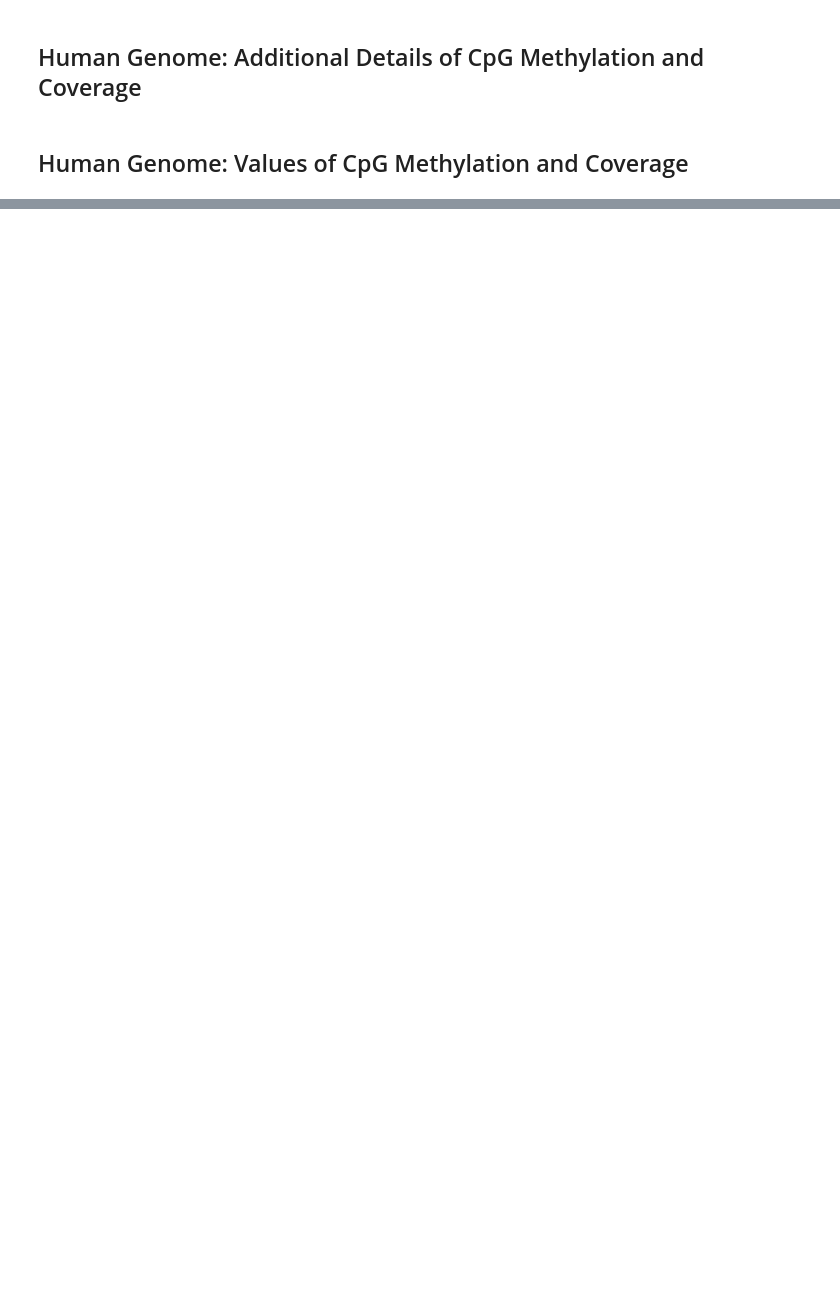
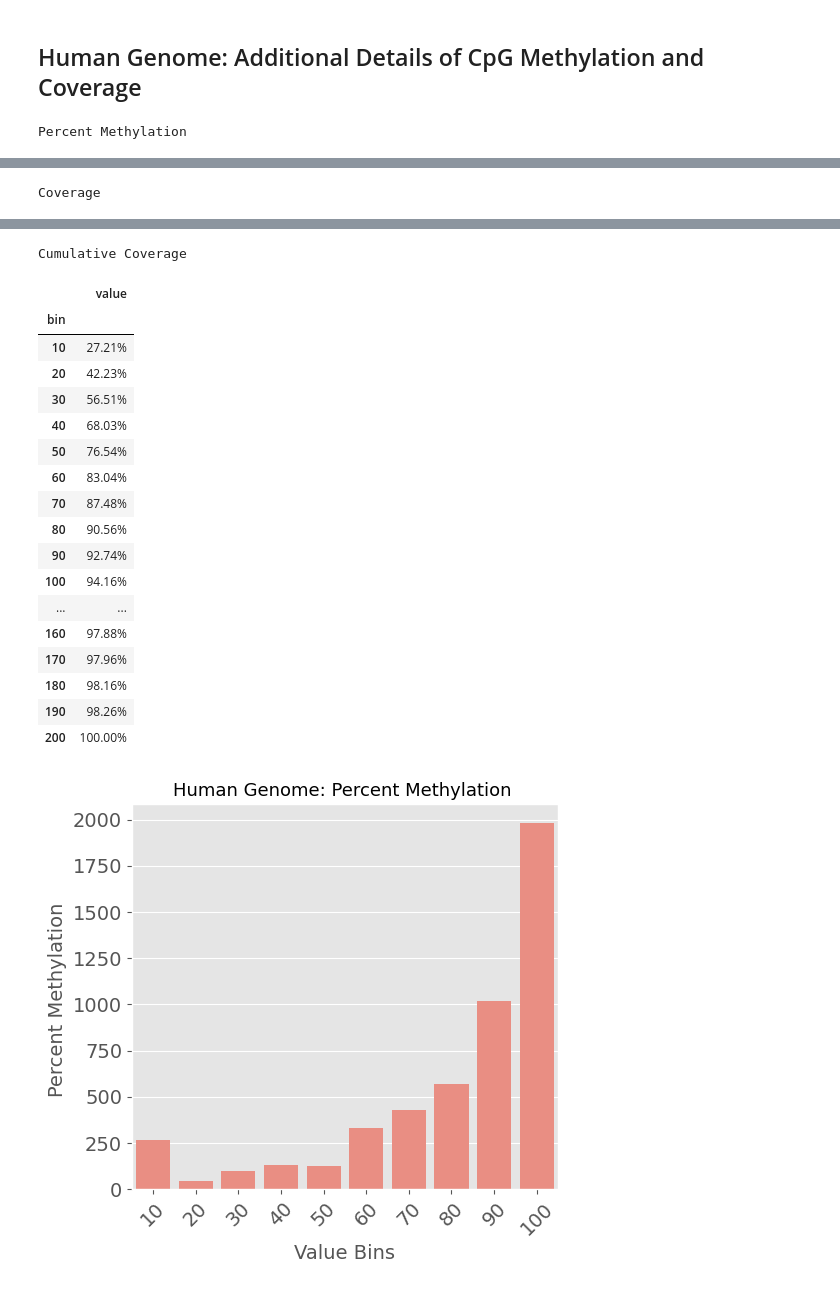
Before and after one commit to Ultimagen/ugbio-utils, a Jupyter notebook: src/methylation/ugbio_methylation/reports/methyldackel_qc_report.ipynb, the cells around one changed output, grey strips where cells are left out. Saved outputs shown, nothing was run; the diff lists cells and outputs as text; code cells hidden in the pictures; blank space fills up the shorter version.

```diff
--- a/src/methylation/ugbio_methylation/reports/methyldackel_qc_report.ipynb
+++ b/src/methylation/ugbio_methylation/reports/methyldackel_qc_report.ipynb
@@ -503,2 +151,0 @@ for df_to_plot in list_df:
-# %% [markdown]
-## Human Genome: Values of CpG Methylation and Coverage
@@ -525,0 +152,4 @@ display_side_by_side(df_to_print, temp_tables)
+# %%
+report_generator.generate_histogram_analysis()
+# %% [output]
+Percent Methylation
@@ -525,0 +168 @@ display_side_by_side(df_to_print, temp_tables)
+Coverage
@@ -525,0 +187,20 @@ display_side_by_side(df_to_print, temp_tables)
+Cumulative Coverage
+|  | value |
+| bin |  |
+| 10 | 27.21% |
+| 20 | 42.23% |
+| 30 | 56.51% |
+| 40 | 68.03% |
+| 50 | 76.54% |
+| 60 | 83.04% |
+| 70 | 87.48% |
+| 80 | 90.56% |
+| 90 | 92.74% |
+| 100 | 94.16% |
+| ... | ... |
+| 160 | 97.88% |
+| 170 | 97.96% |
+| 180 | 98.16% |
+| 190 | 98.26% |
+| 200 | 100.00% |
+[figure, added]
```
Also changed, not shown: parts of 40 cells of this notebook, 3 other files.
